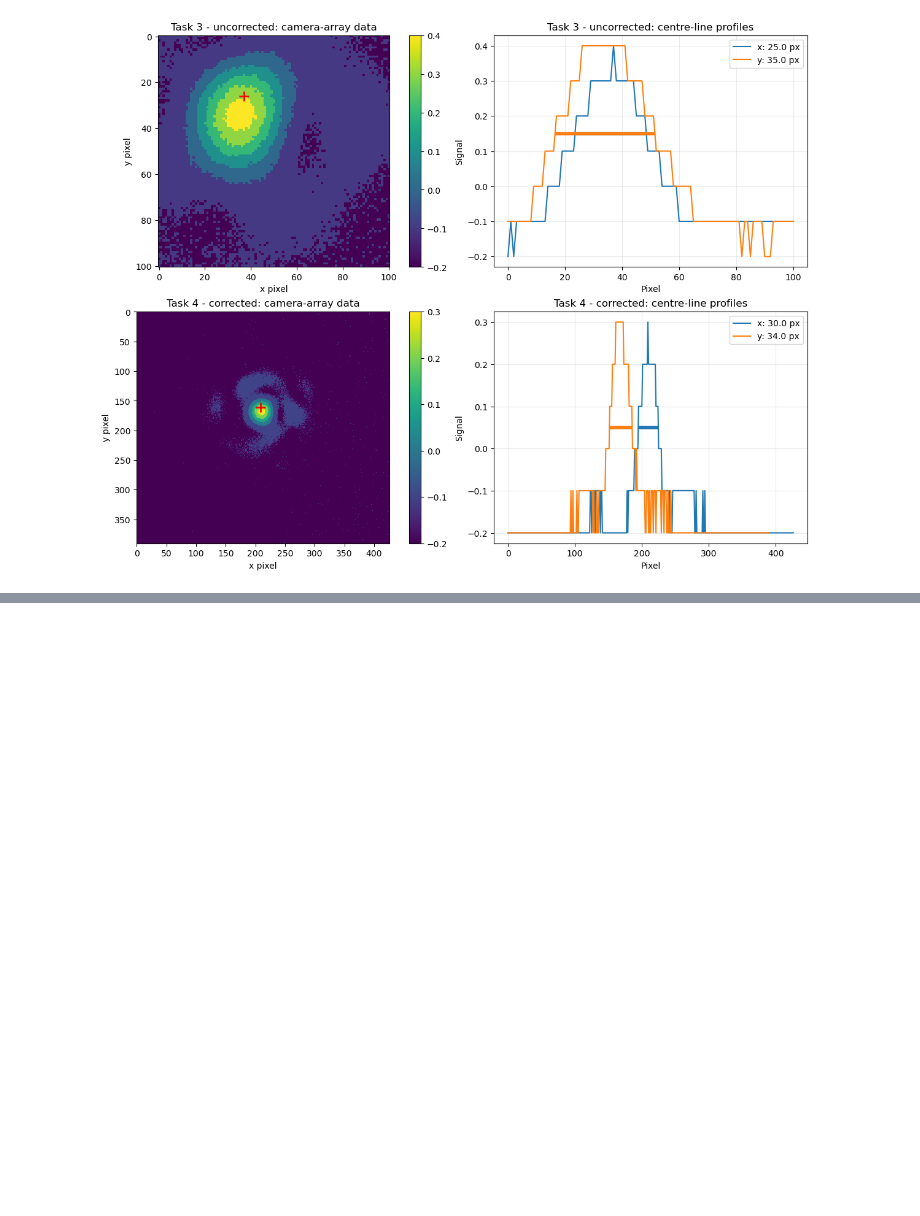
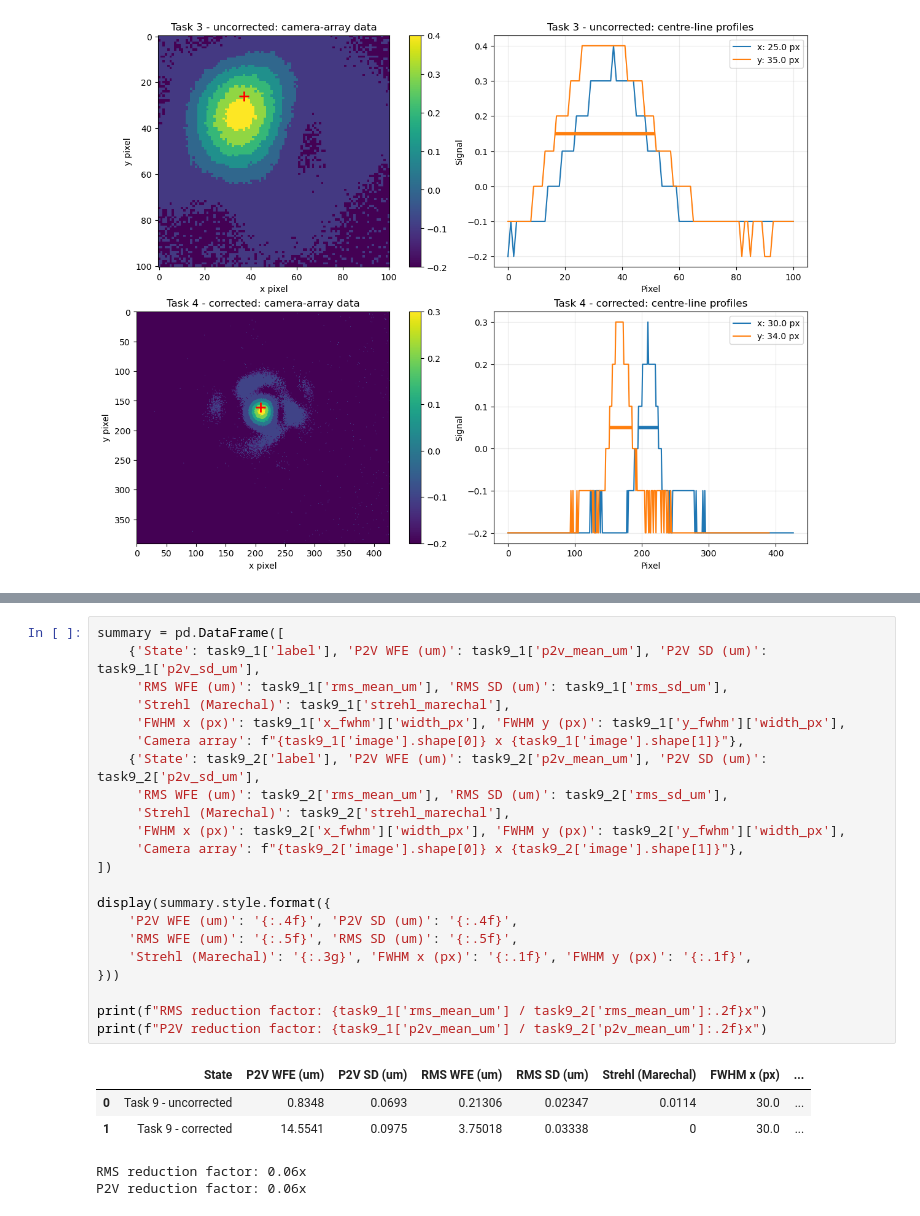
Before and after one commit to Catherine-Lambe/Observational_Instrumental_Lab_WS2627_LMU_Munich, a Jupyter notebook: Exp_1_Adaptive_Optics/AO_task3_task4_analysis.ipynb, the cells around one changed output, grey strips where cells are left out. Drawn from its saved outputs; the diff is of its cells as text; blank space fills up the shorter version.

```diff
--- a/Exp_1_Adaptive_Optics/AO_task3_task4_analysis.ipynb
+++ b/Exp_1_Adaptive_Optics/AO_task3_task4_analysis.ipynb
@@ -141,0 +198,28 @@ task9_1 = analyse_state('Task 9 - corrected',
+# %%
+summary = pd.DataFrame([
+    {'State': task9_1['label'], 'P2V WFE (um)': task9_1['p2v_mean_um'], 'P2V SD (um)': task9_1['p2v_sd_um'],
+     'RMS WFE (um)': task9_1['rms_mean_um'], 'RMS SD (um)': task9_1['rms_sd_um'],
+     'Strehl (Marechal)': task9_1['strehl_marechal'],
+     'FWHM x (px)': task9_1['x_fwhm']['width_px'], 'FWHM y (px)': task9_1['y_fwhm']['width_px'],
+     'Camera array': f"{task9_1['image'].shape[0]} x {task9_1['image'].shape[1]}"},
+    {'State': task9_2['label'], 'P2V WFE (um)': task9_2['p2v_mean_um'], 'P2V SD (um)': task9_2['p2v_sd_um'],
+     'RMS WFE (um)': task9_2['rms_mean_um'], 'RMS SD (um)': task9_2['rms_sd_um'],
+     'Strehl (Marechal)': task9_2['strehl_marechal'],
+     'FWHM x (px)': task9_2['x_fwhm']['width_px'], 'FWHM y (px)': task9_2['y_fwhm']['width_px'],
+     'Camera array': f"{task9_2['image'].shape[0]} x {task9_2['image'].shape[1]}"},
+])
+
+display(summary.style.format({
+    'P2V WFE (um)': '{:.4f}', 'P2V SD (um)': '{:.4f}',
+    'RMS WFE (um)': '{:.5f}', 'RMS SD (um)': '{:.5f}',
+    'Strehl (Marechal)': '{:.3g}', 'FWHM x (px)': '{:.1f}', 'FWHM y (px)': '{:.1f}',
+}))
+
+print(f"RMS reduction factor: {task9_1['rms_mean_um'] / task9_2['rms_mean_um']:.2f}x")
+print(f"P2V reduction factor: {task9_1['p2v_mean_um'] / task9_2['p2v_mean_um']:.2f}x")
+# %% [output]
+|  | State | P2V WFE (um) | P2V SD (um) | RMS WFE (um) | RMS SD (um) | Strehl (Marechal) | FWHM x (px) | ... |
+| 0 | Task 9 - uncorrected | 0.8348 | 0.0693 | 0.21306 | 0.02347 | 0.0114 | 30.0 | ... |
+| 1 | Task 9 - corrected | 14.5541 | 0.0975 | 3.75018 | 0.03338 | 0 | 30.0 | ... |
+RMS reduction factor: 0.06x
+P2V reduction factor: 0.06x
```
Also changed, not shown: parts of 5 cells of this notebook, 11 other files.
